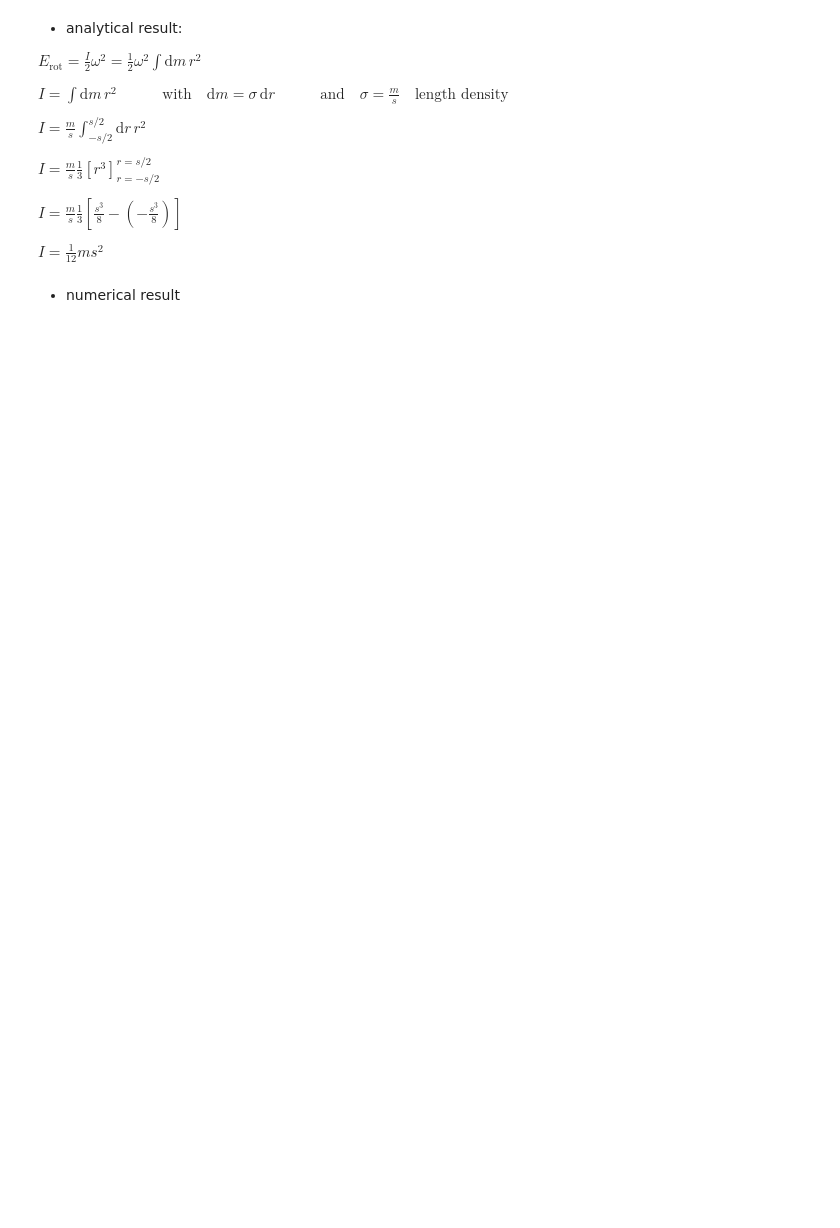
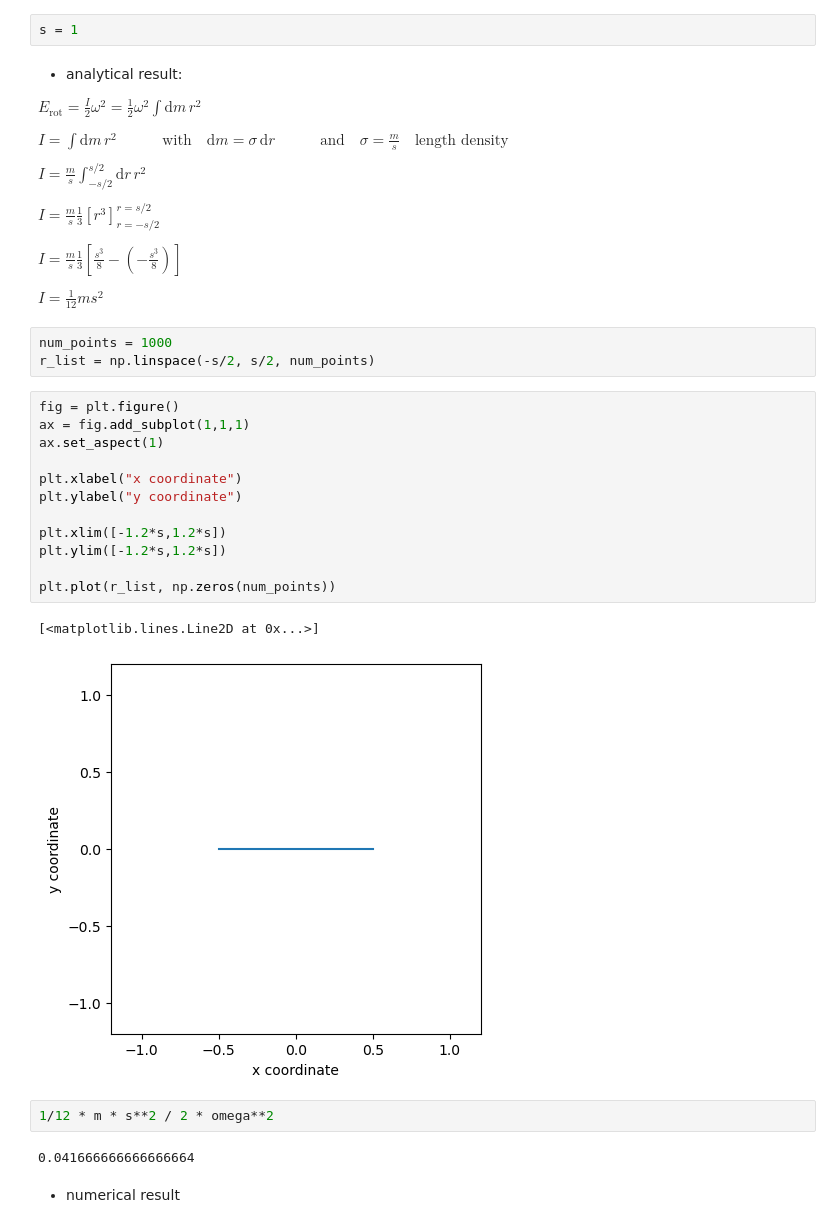
Before and after one commit to sage2003/Scientific-Computation-Udemy, a Jupyter notebook: Rotation of geometric objects.ipynb, the cells around one changed output. Drawn from its saved outputs; the diff is of its cells as text; blank space fills up the shorter version.

```diff
--- a/Rotation of geometric objects.ipynb
+++ b/Rotation of geometric objects.ipynb
@@ -44,5 +109,7 @@ Only the radius differs.
 # %% [markdown]
 ### Rotating a stick around the middle ( \\( I = \frac{1}{12}ms^2 \\) )
+# %%
+s = 1
 # %% [markdown]
 - analytical result:
 
@@ -57,5 +124,27 @@ Only the radius differs.
  \\( I = \frac{m}{s} \frac{1}{3}\left[\frac{s^3}{8}-\left(-\frac{s^3}{8}\right)\right]\\)
 
  \\( I = \frac{1}{12}ms^2\\)
+# %%
+num_points = 1000
+r_list = np.linspace(-s/2, s/2, num_points)
+# %%
+fig = plt.figure()
+ax = fig.add_subplot(1,1,1)
+ax.set_aspect(1)
+
+plt.xlabel("x coordinate")
+plt.ylabel("y coordinate")
+
+plt.xlim([-1.2*s,1.2*s])
+plt.ylim([-1.2*s,1.2*s])
+
+plt.plot(r_list, np.zeros(num_points))
+# %% [output]
+[<matplotlib.lines.Line2D at 0x...>]
+[figure, added]
+# %%
+1/12 * m * s**2 / 2 * omega**2
+# %% [output]
+0.041666666666666664
 # %% [markdown]
 - numerical result
```
Also changed, not shown: parts of 16 cells of this notebook, 2 other files.
